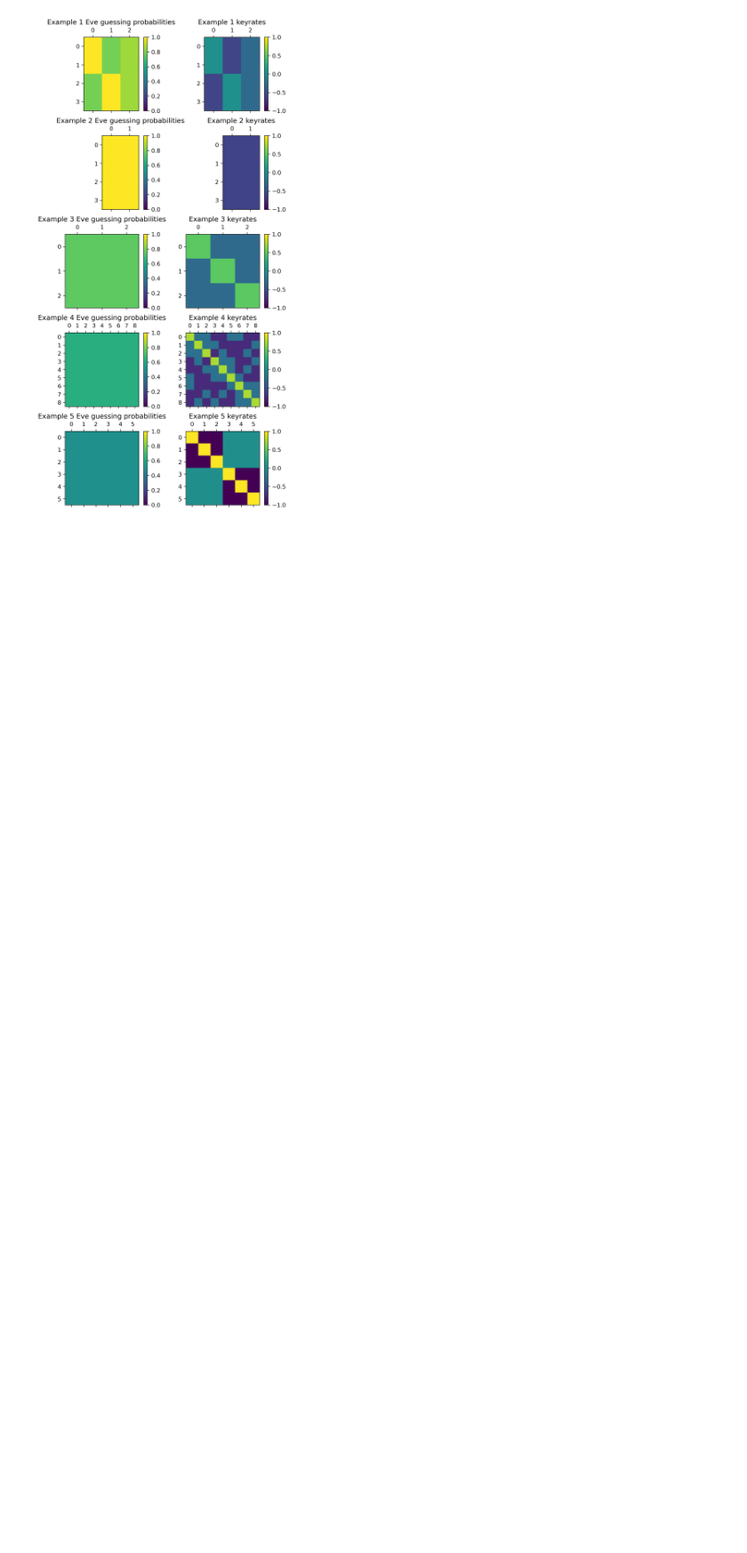
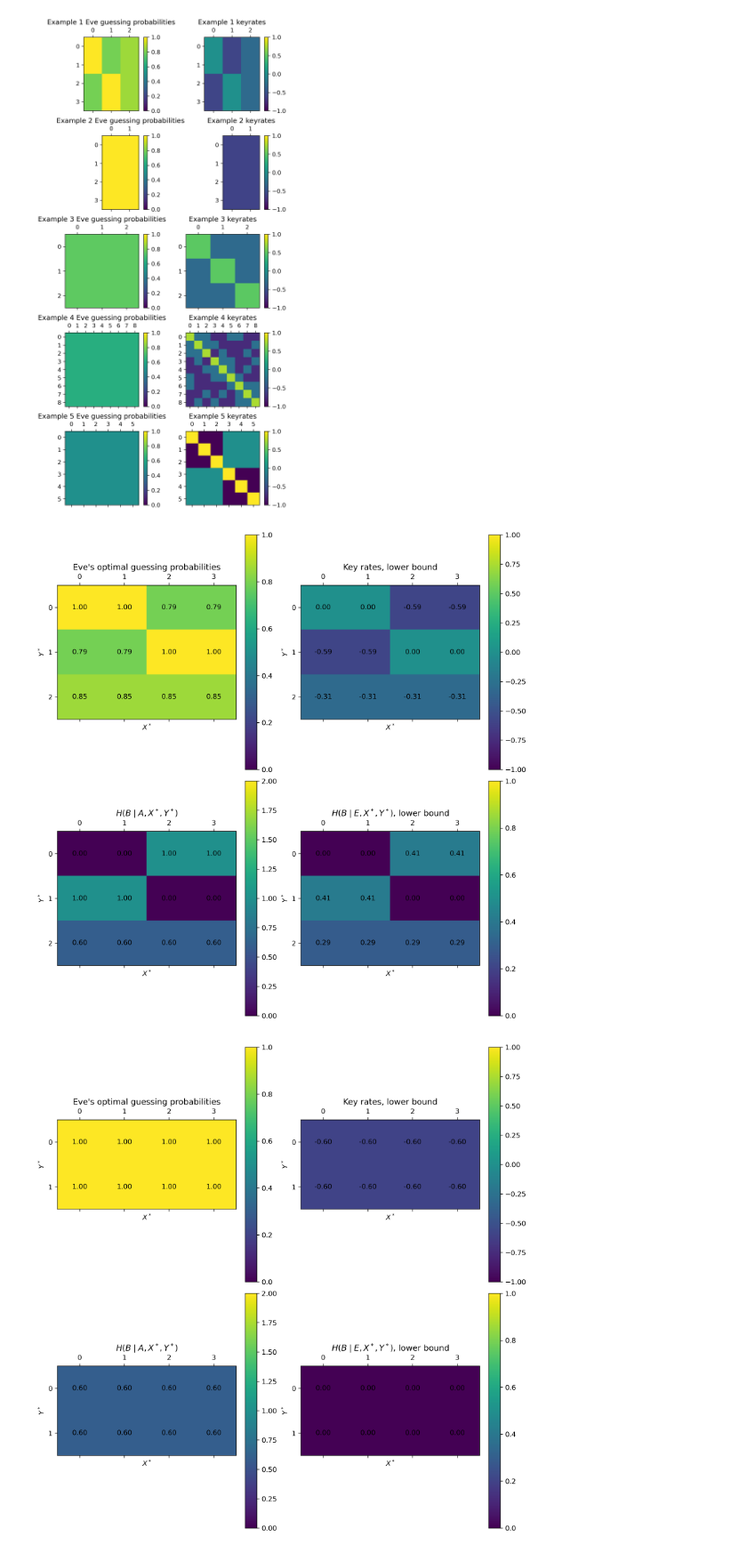
Before and after one commit to eliewolfe/RandomnessWinterSchool2026, a Jupyter notebook: dan_demo.ipynb, the cells around one changed output. Shown at 89% size. Cells and saved outputs as stored; diff of their text form; code cells hidden in the pictures; blank space fills up the shorter version.

Commit message:
Update plotting

```diff
--- a/dan_demo.ipynb
+++ b/dan_demo.ipynb
@@ -497,6 +431,8 @@ print(keyrates_5)
 # %%
 probs = [probs_1, probs_2, probs_3, probs_4, probs_5]
+fanos = [fano_1, fano_2, fano_3, fano_4, fano_5]
 keyrates = [keyrates_1, keyrates_2, keyrates_3, keyrates_4, keyrates_5]
+alices = [alice_1, alice_2, alice_3, alice_4, alice_5]
 # %%
 from matplotlib import pyplot as plt
 # %%
@@ -512,2 +448,47 @@ plt.savefig("dan_demo.png")
 # %% [output]
 [figure]
+# %%
+def makeplot(id = 0):
+    fig, ax = plt.subplots(2, 2, figsize = (10, 10), dpi = 300, layout = "constrained")
+
+    pos = ax[0, 0].matshow(probs[id].T, vmin = 0, vmax = 1)
+    for (i, j), z in np.ndenumerate(probs[id]):
+        ax[0, 0].text(i, j, f"{z:.2f}", ha="center", va="center")
+    fig.colorbar(pos, ax = ax[0, 0])
+    ax[0, 0].set_title("Eve's optimal guessing probabilities")
+    ax[0, 0].set_xlabel(r"$X^*$")
+    ax[0, 0].set_ylabel(r"$Y^*$")
+
+    pos = ax[0, 1].matshow(keyrates[id].T, vmin = -1, vmax = 1)
+    for (i, j), z in np.ndenumerate(keyrates[id]):
+        ax[0, 1].text(i, j, f"{z:.2f}", ha="center", va="center")
+    fig.colorbar(pos, ax = ax[0, 1])
+    ax[0, 1].set_title("Key rates, lower bound")
+    ax[0, 1].set_xlabel(r"$X^*$")
+    ax[0, 1].set_ylabel(r"$Y^*$")
+
+    pos = ax[1, 0].matshow(alices[id].T, vmin = 0, vmax = 2)
+    for (i, j), z in np.ndenumerate(alices[id]):
+        ax[1, 0].text(i, j, f"{z:.2f}", ha="center", va="center")
+    fig.colorbar(pos, ax = ax[1, 0])
+    ax[1, 0].set_title(r"$H(B\mid A,X^*,Y^*)$")
+    ax[1, 0].set_xlabel(r"$X^*$")
+    ax[1, 0].set_ylabel(r"$Y^*$")
+
+    pos = ax[1, 1].matshow(fanos[id].T, vmin = 0, vmax = 1)
+    for (i, j), z in np.ndenumerate(fanos[id]):
+        ax[1, 1].text(i, j, f"{z:.2f}", ha="center", va="center")
+    fig.colorbar(pos, ax = ax[1, 1])
+    ax[1, 1].set_title(r"$H(B\mid E,X^*,Y^*)$, lower bound")
+    ax[1, 1].set_xlabel(r"$X^*$")
+    ax[1, 1].set_ylabel(r"$Y^*$")
+
+    # fig.suptitle(f"Example {id+1}")
+
+    plt.savefig(f"plots/dan_demo_{id}.png")
+# %%
+for i in range(5):
+    makeplot(i)
+# %% [output]
+[figure, added]
+[figure, added]
```
Also changed, not shown: parts of 13 cells of this notebook, 6 other files.
